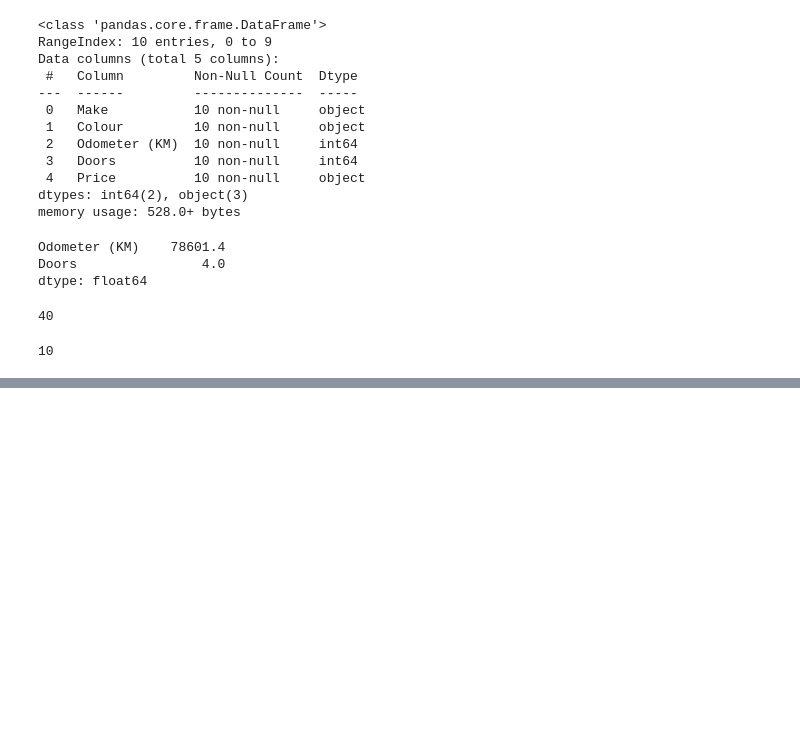
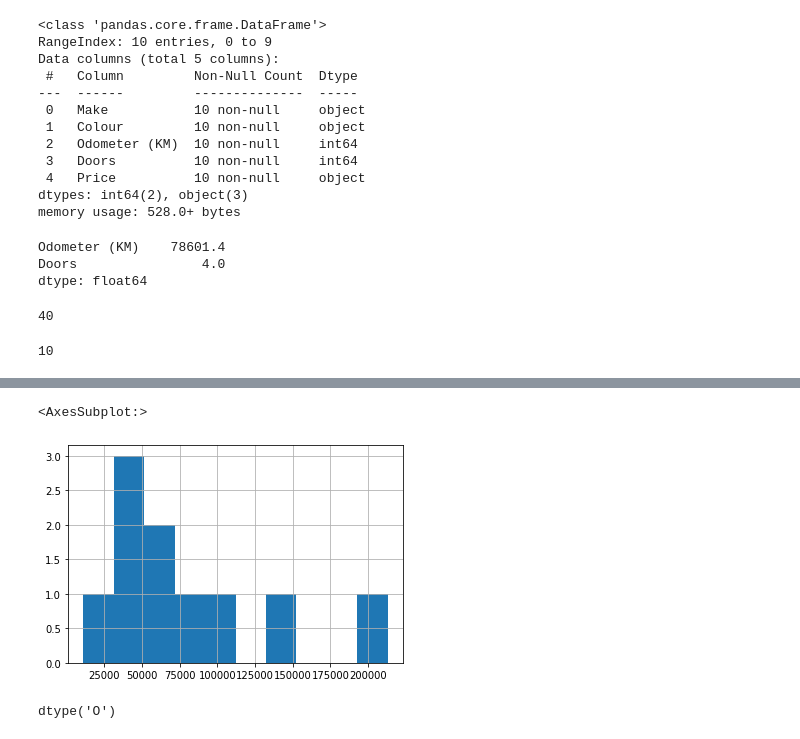
Before and after one commit to rajihawa/machine-learning-drafts, a Jupyter notebook: pandas/pandas_playground.ipynb, the cells around one changed output, grey strips where cells are left out. Drawn from its saved outputs; the diff is of its cells as text; code cells hidden in the pictures; blank space fills up the shorter version.

```diff
--- a/pandas/pandas_playground.ipynb
+++ b/pandas/pandas_playground.ipynb
@@ -128,0 +269,9 @@ len(car_sales)
+# %%
+car_sales["Odometer (KM)"].hist()
+# %% [output]
+<AxesSubplot:>
+[figure, added]
+# %%
+car_sales.Price.dtype
+# %% [output]
+dtype('O')
```
Also changed, not shown: parts of 19 cells of this notebook.
